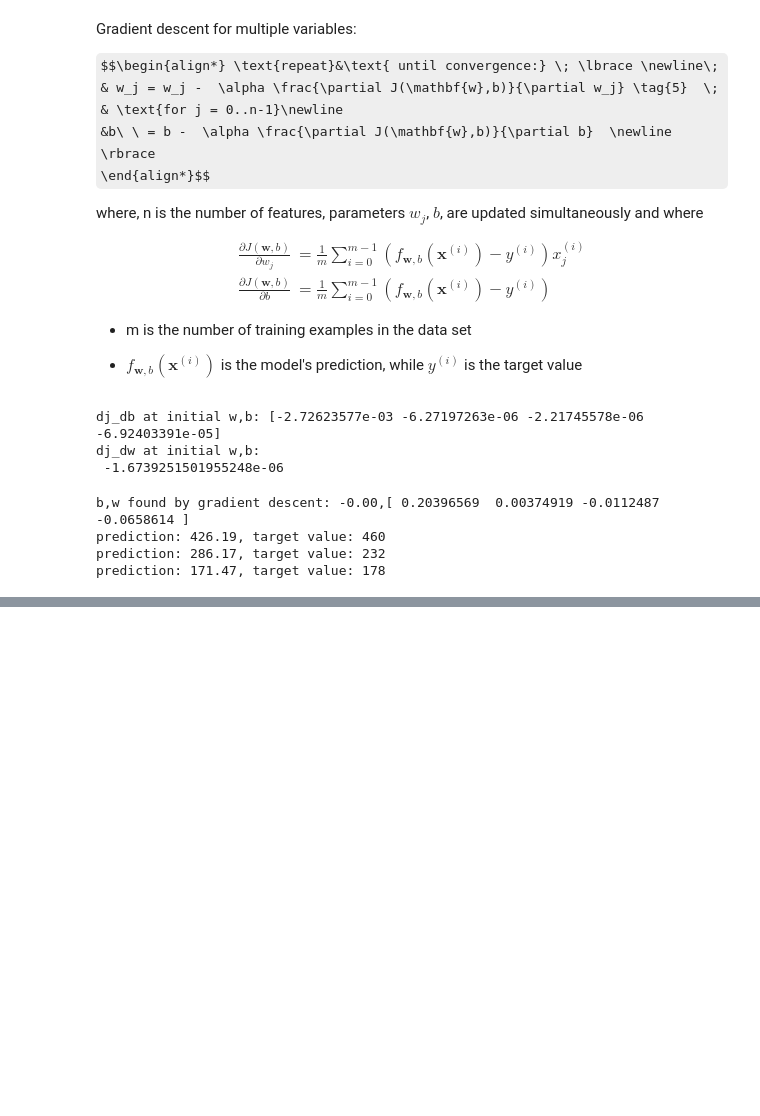
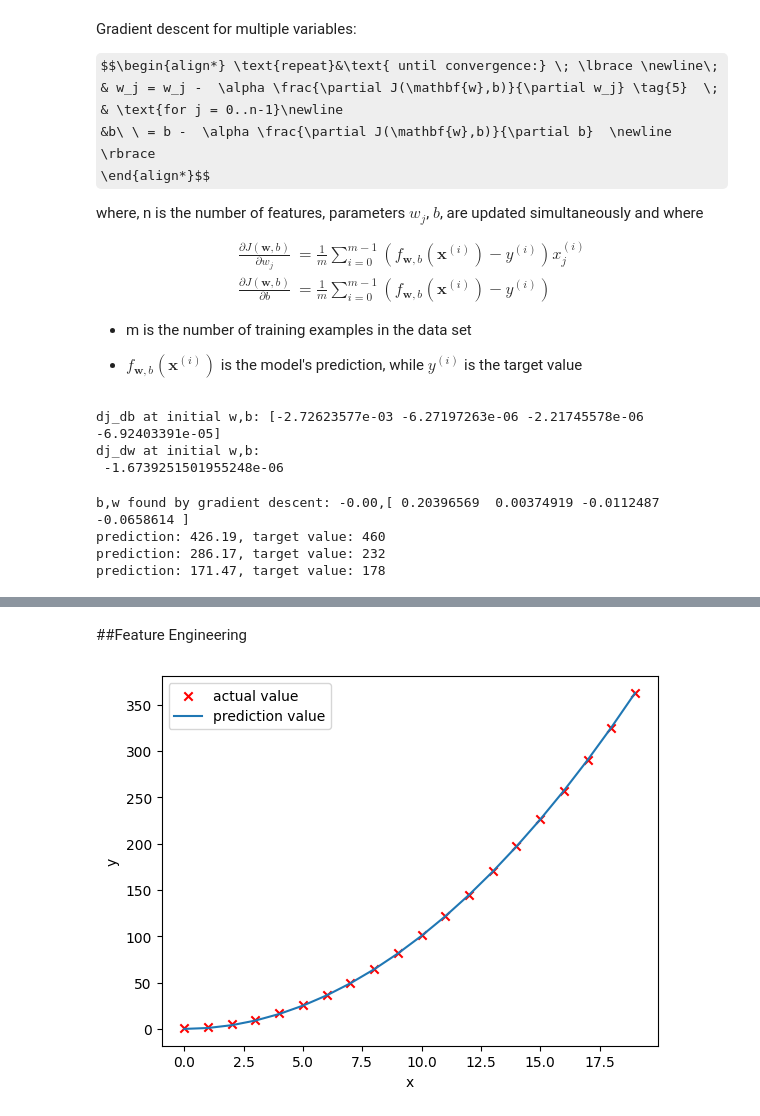
Before and after one commit to shazaelmorsh/Machine-Learning-Concepts, a Jupyter notebook: Supervised_Machine_Learning.ipynb, the cells around one changed output, grey strips where cells are left out. Cells and saved outputs as stored; diff of their text form; code cells hidden in the pictures; some formulas as TeX source; blank space fills up the shorter version.

```diff
--- a/Supervised_Machine_Learning.ipynb
+++ b/Supervised_Machine_Learning.ipynb
@@ -281,0 +387,22 @@ prediction: 171.47, target value: 178
+# %% [markdown]
+##Feature Engineering
+# %%
+#creating random dataset
+# y = x^2 * w + b instead of y = x * w + b
+x = np.arange(0,20,1)
+y = 1 + x**2
+x = x.reshape(-1,1)
+x = np.c_[x, x**2]
+# X = x ** 2
+model_w,model_b, J_hist = gradient_descent_multiple_features(x[:,1],y,0,0,0.00001,5000)
+# print(x)
+# print(x[:,1])
+
+plt.scatter(x[:,0],y, marker='x',c='r', label="actual value")
+plt.plot(x[:,0], np.dot(x[:,1],model_w) + model_b,label="prediction value")
+plt.xlabel("x")
+plt.ylabel("y")
+plt.legend()
+plt.show()
+# %% [output]
+[figure, added]
```
Also changed, not shown: parts of 51 cells of this notebook.
